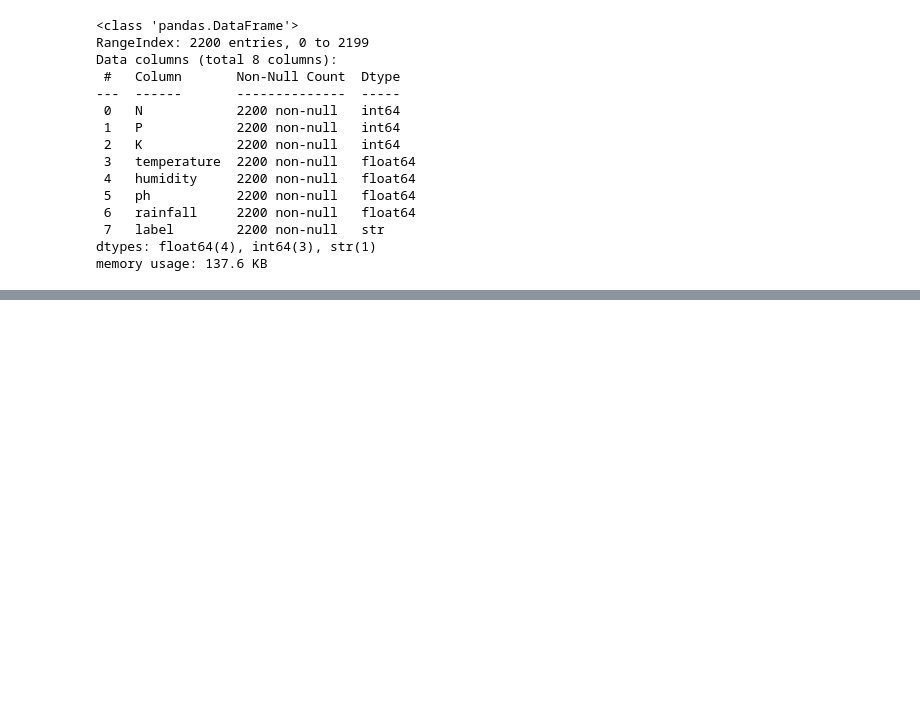
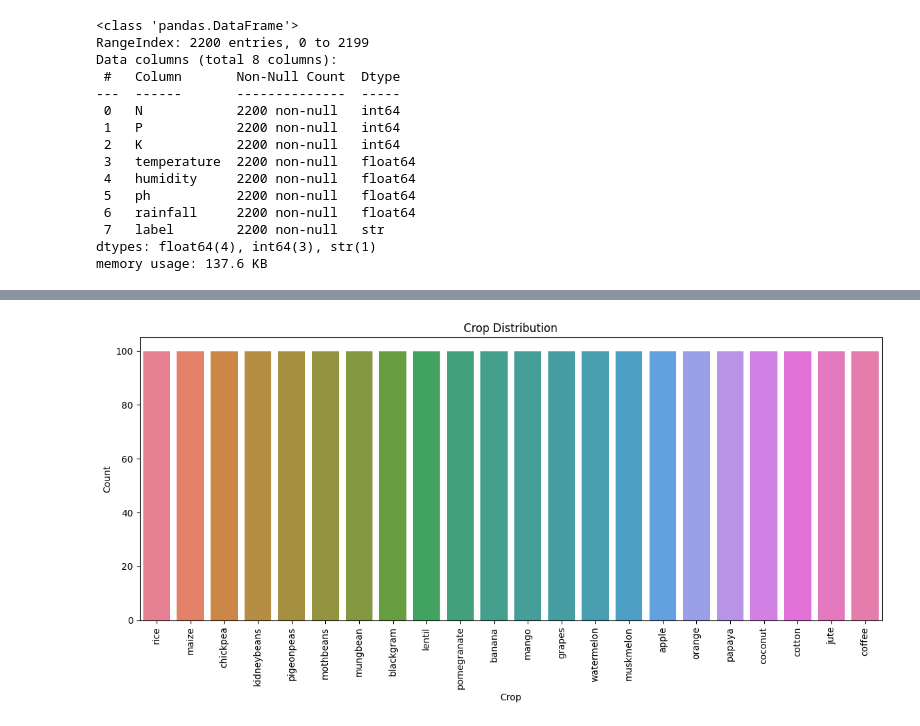
Before and after one commit to mo7amedwa7ed/AgriMind-AI-Depi-Final-Project, a Jupyter notebook: Notebooks/crop_recommendation_analysis.ipynb, the cells around one changed output, grey strips where cells are left out. Saved outputs shown, nothing was run; the diff lists cells and outputs as text; code cells hidden in the pictures; blank space fills up the shorter version.

Commit message:
End of Analysis and Model of crop recommendation model

```diff
--- a/Notebooks/crop_recommendation_analysis.ipynb
+++ b/Notebooks/crop_recommendation_analysis.ipynb
@@ -58,0 +116,14 @@ memory usage: 137.6 KB
+# %%
+plt.figure(figsize=(12, 6))
+
+sns.countplot(data=df, x="label", hue="label", legend=False)
+
+plt.xticks(rotation=90)
+plt.title("Crop Distribution")
+plt.xlabel("Crop")
+plt.ylabel("Count")
+
+plt.tight_layout()
+plt.show()
+# %% [output]
+[figure, added]
```
Also changed, not shown: parts of 52 cells of this notebook, 1 other file.
